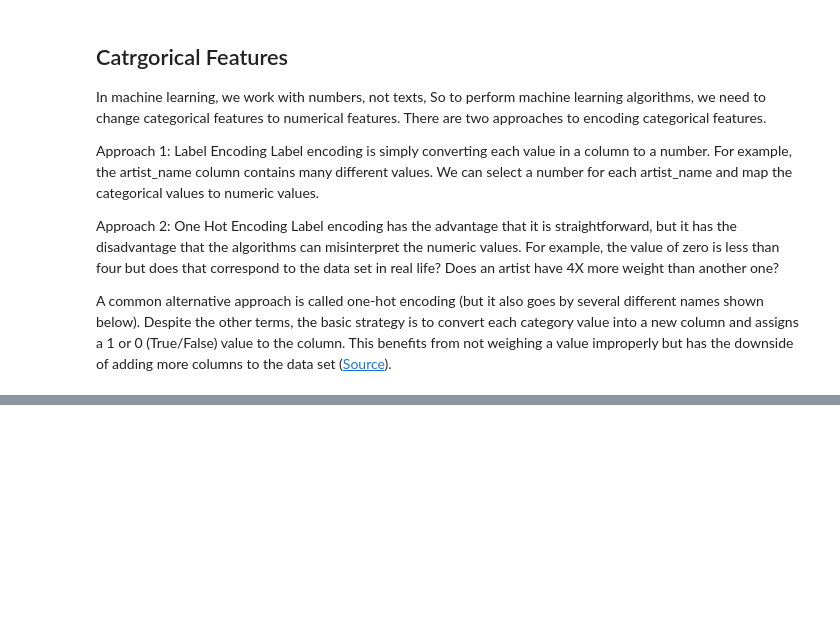
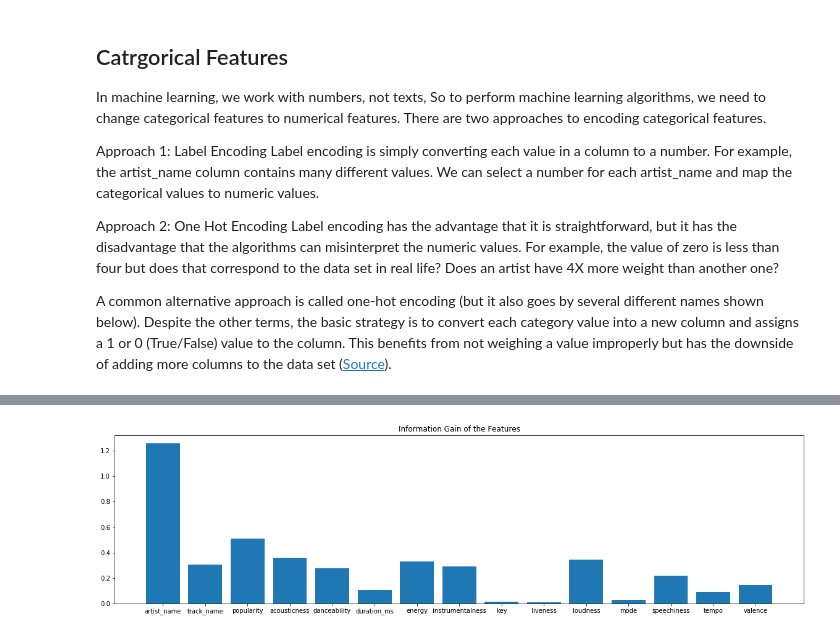
Before and after one commit to daniyalmaroufi/AI_Course, a Jupyter notebook: CA4/CA4.ipynb, the cells around one changed output, grey strips where cells are left out. Saved outputs shown, nothing was run; the diff lists cells and outputs as text; code cells hidden in the pictures; blank space fills up the shorter version.

Commit message:
CA4 added information gain of the features

```diff
--- a/CA4/CA4.ipynb
+++ b/CA4/CA4.ipynb
@@ -216,0 +219,6 @@ A common alternative approach is called one-hot encoding (but it also goes by se
+# %%
+data['artist_name']=data['artist_name'].astype("category").cat.codes
+# %%
+data['track_name']=data['track_name'].astype("category").cat.codes
+data['key']=data['key'].astype("category").cat.codes
+data['mode']=data['mode'].astype("category").cat.codes
@@ -216,0 +241,10 @@ A common alternative approach is called one-hot encoding (but it also goes by se
+# %%
+data['music_genre']=data['music_genre'].astype("category").cat.codes
+# %%
+from sklearn.feature_selection import mutual_info_classif
+
+features=['artist_name','track_name','popularity','acousticness','danceability','duration_ms','energy','instrumentalness','key','liveness','loudness','mode','speechiness','tempo','valence']
+features_information_gain={}
+for feature in features:
+    features_information_gain[feature]=mutual_info_classif(data[feature].to_numpy().reshape(-1, 1), data['music_genre'].to_numpy())[0]
+    print(feature,features_information_gain[feature])
@@ -216,0 +267,7 @@ A common alternative approach is called one-hot encoding (but it also goes by se
+# %%
+plt.figure(figsize=(20,5))
+plt.bar(features_information_gain.keys(),features_information_gain.values())
+plt.title('Information Gain of the Features')
+plt.show()
+# %% [output]
+[figure, added]
```
Also changed, not shown: parts of 5 cells of this notebook.
